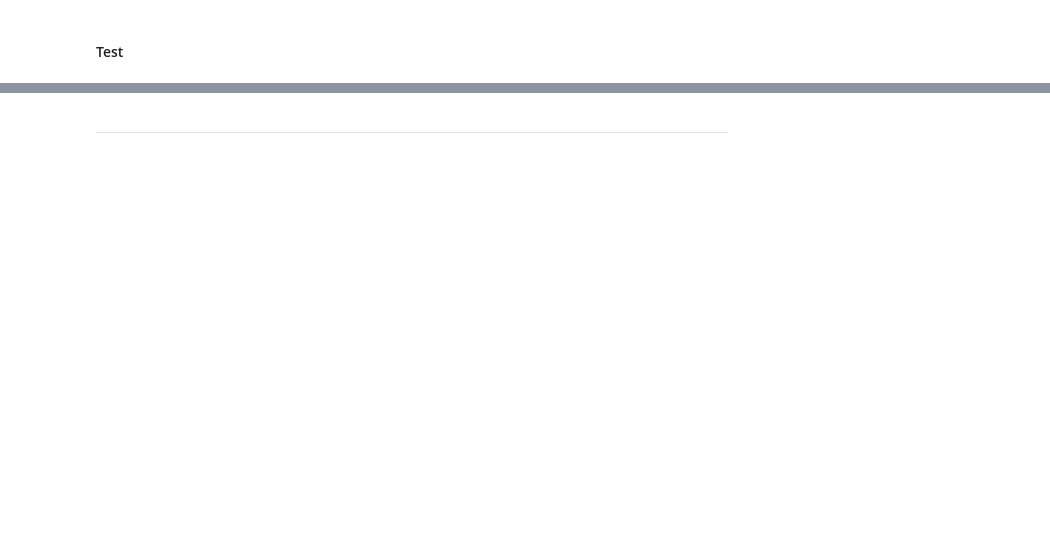
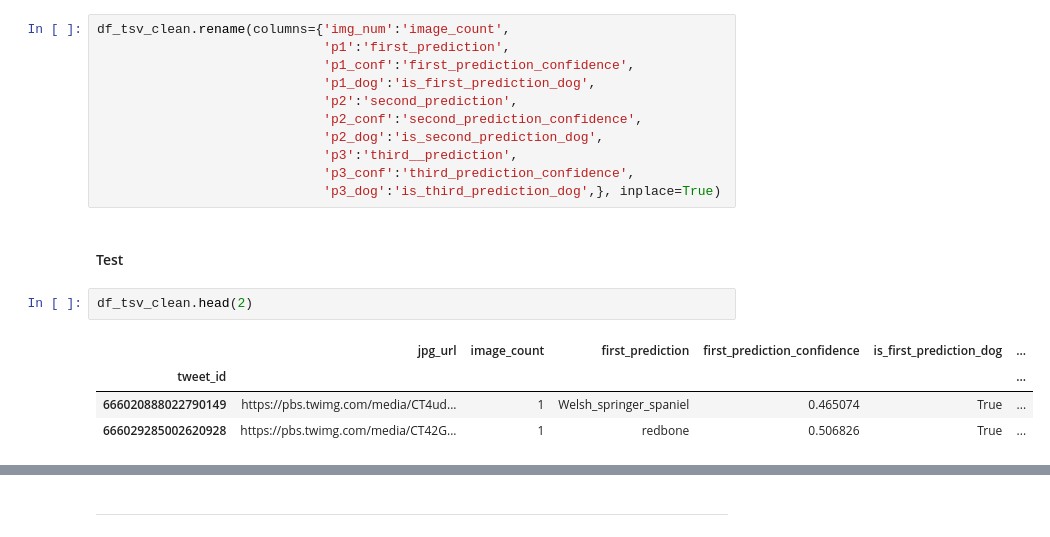
Before and after one commit to hamidkhbl/Twitter_account_data_analysis, a Jupyter notebook: wrangle_act.ipynb, the cells around one changed output, grey strips where cells are left out. Cells and saved outputs as stored; diff of their text form; blank space fills up the shorter version.

```diff
--- a/wrangle_act.ipynb
+++ b/wrangle_act.ipynb
@@ -796,2 +818,20 @@ There are some invalid names such as a, an, the, veryetc.
+# %%
+df_tsv_clean.rename(columns={'img_num':'image_count',
+                             'p1':'first_prediction',
+                             'p1_conf':'first_prediction_confidence',
+                             'p1_dog':'is_first_prediction_dog',
+                             'p2':'second_prediction',
+                             'p2_conf':'second_prediction_confidence',
+                             'p2_dog':'is_second_prediction_dog',
+                             'p3':'third__prediction',
+                             'p3_conf':'third_prediction_confidence',
+                             'p3_dog':'is_third_prediction_dog',}, inplace=True)
 # %% [markdown]
 #### Test
+# %%
+df_tsv_clean.head(2)
+# %% [output]
+|  | jpg_url | image_count | first_prediction | first_prediction_confidence | is_first_prediction_dog | ... |
+| tweet_id |  |  |  |  |  | ... |
+| 666020888022790149 | https://pbs.twimg.com/media/CT4ud... | 1 | Welsh_springer_spaniel | 0.465074 | True | ... |
+| 666029285002620928 | https://pbs.twimg.com/media/CT42G... | 1 | redbone | 0.506826 | True | ... |
```
Also changed, not shown: parts of 20 cells of this notebook.
